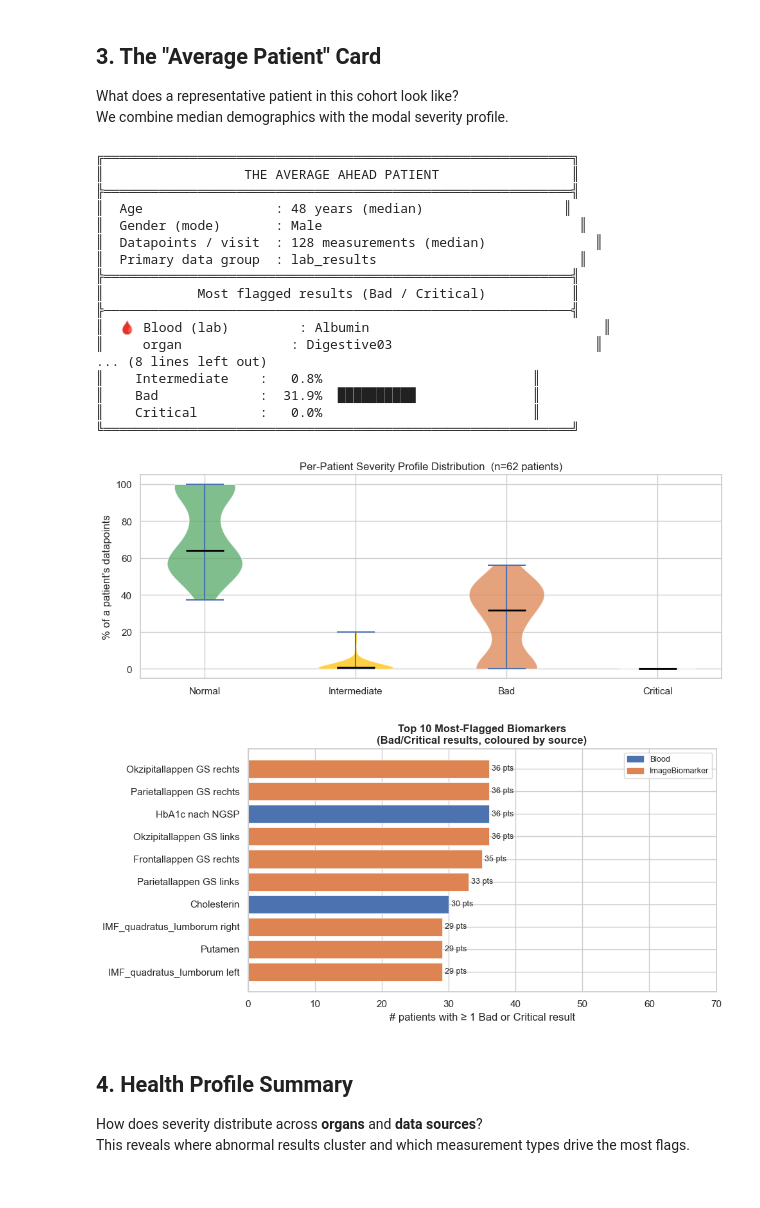
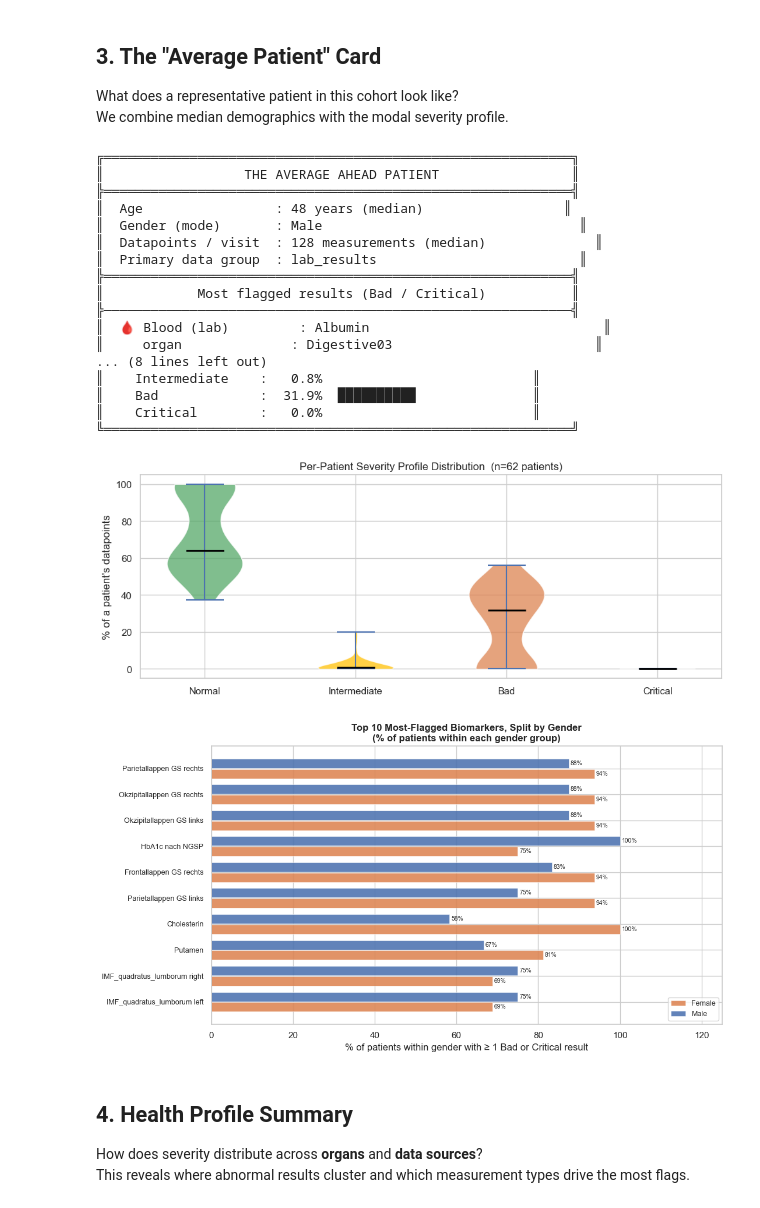
Before and after one commit to ClaraLepsius/synthetic_patient_datasets-2, a Jupyter notebook: population_overview.ipynb, the cells around one changed output. Cells and saved outputs as stored; diff of their text form; code cells hidden in the pictures.

Commit message:
added gender seperation in plots and new plot

```diff
--- a/population_overview.ipynb
+++ b/population_overview.ipynb
@@ -201,6 +201,7 @@ Gender counts:
 What does a representative patient in this cohort look like?
 We combine median demographics with the modal severity profile.
 # %%
+
 # ── Per-patient severity profile ──────────────────────────────────────────────
 SEV_ORDER  = ["Normal", "Intermediate", "Bad", "Critical"]
 SEV_COLORS = {"Normal": "#55A868", "Intermediate": "#FFC107",
@@ -216,8 +217,8 @@ sev_per_pt = (
 )
 sev_pct_per_pt = sev_per_pt.div(sev_per_pt.sum(axis=1), axis=0) * 100
 
-# Modal gender
-modal_gender = unique_pts["patient_gender"].str.lower().mode()[0]
+# Modal gender  (df_dp already carries patient_gender from flatten_dp)
+modal_gender = df_dp["patient_gender"].str.lower().mode()[0]
 
 # Most common source mix
 modal_source = df_dp["source"].value_counts().idxmax()
@@ -225,17 +226,17 @@ modal_fgk    = (df_dp[df_dp["file_group_key"] != "patient_questionnaire"]
                 ["file_group_key"].value_counts().idxmax())
 
 # Most flagged organ overall (Bad/Critical), broken down by source
-flagged = df_dp[df_dp["severity"].isin(["Bad", "Critical"])]
+flagged = df_dp[df_dp["severity"].isin(["Bad", "Critical"])].copy()
+flagged["patient_gender"] = flagged["patient_gender"].str.lower().str.strip().fillna("unknown")
 
 def top_flagged(source_filter=None):
-    """Return (organ, biomarker_name, n_patients) for the most-flagged biomarker."""
+    """Return (organ, biomarker_name, source, n_patients) for the most-flagged biomarker."""
     sub = flagged.copy()
     if source_filter:
         sub = sub[sub["source"] == source_filter]
     if sub.empty:
-        return ("—", "—", 0)
+        return ("—", "—", "—", 0)
     top_organ = sub["organ"].value_counts().idxmax()
-    # within that organ, find the most common flagged biomarker
     organ_sub = sub[sub["organ"] == top_organ]
     top_bio   = organ_sub["biomarker_name"].value_counts().idxmax() if organ_sub["biomarker_name"].notna().any() else "—"
     top_src   = organ_sub["source"].mode()[0] if organ_sub["source"].notna().any() else "—"
@@ -296,56 +297,102 @@ ax.set_title(f"Per-Patient Severity Profile Distribution  (n={N} patients)", fon
 plt.tight_layout()
 plt.show()
 
-# ── Bar: top 10 most-flagged biomarkers, coloured by source ───────────────────
-top_flagged_bio = (
+# ── Bar: top 10 most-flagged biomarkers, split by gender ──────────────────────
+SOURCE_COLORS = {"Blood": "#4C72B0", "ImageBiomarker": "#DD8452",
+                 "Urine": "#55A868", "Unknown": "#888888"}
+GENDER_COLORS = {"male": "#4C72B0", "female": "#DD8452", "unknown": "#888888", "other": "#55A868"}
+
+# flagged already has patient_gender from df_dp
+# Patients per gender (denominator for rate)
+pts_per_gender = (
+    flagged.drop_duplicates("patient_key")
+    .groupby("patient_gender")["patient_key"].nunique()
+)
+
+# Top 10 biomarkers by overall flagged patient count
+top10_bio = (
     flagged.dropna(subset=["biomarker_name"])
     .groupby(["biomarker_name", "source"])["patient_key"]
     .nunique()
     .reset_index(name="n_patients_flagged")
     .sort_values("n_patients_flagged", ascending=False)
-    .drop_duplicates("biomarker_name")   # keep highest-coverage source per name
-    .head(10)
-    .sort_values("n_patients_flagged")
+    .drop_duplicates("biomarker_name")
+    .head(10)["biomarker_name"]
+    .tolist()
 )
 
-SOURCE_COLORS = {"Blood": "#4C72B0", "ImageBiomarker": "#DD8452",
-                 "Urine": "#55A868", "Unknown": "#888888"}
-bar_cols = [SOURCE_COLORS.get(s, "#888") for s in top_flagged_bio["source"]]
+# Count flagged patients per biomarker × gender
+bio_gender = (
+    flagged[flagged["biomarker_name"].isin(top10_bio)]
+    .dropna(subset=["biomarker_name"])
+    .groupby(["biomarker_name", "patient_gender"])["patient_key"]
+    .nunique()
+    .reset_index(name="n_flagged")
+)
+bio_gender["pct"] = bio_gender.apply(
+    lambda r: r["n_flagged"] / pts_per_gender.get(r["patient_gender"], N) * 100, axis=1
+).round(1)
 
-fig, ax = plt.subplots(figsize=(10, 5))
-bars = ax.barh(top_flagged_bio["biomarker_name"],
-               top_flagged_bio["n_patients_flagged"],
-               color=bar_cols, edgecolor="white", linewidth=0.5)
-ax.bar_label(bars, fmt="%d pts", padding=3, fontsize=9)
-ax.set_xlabel("# patients with ≥ 1 Bad or Critical result")
-ax.set_title("Top 10 Most-Flagged Biomarkers\n(Bad/Critical results, coloured by source)",
+bio_pivot = (
+    bio_gender.pivot(index="biomarker_name", columns="patient_gender", values="pct")
+    .reindex(top10_bio)
+    .fillna(0)
+)
+# Sort by overall flag count (ascending for horizontal bar)
+overall_count = (
+    flagged[flagged["biomarker_name"].isin(top10_bio)]
+    .dropna(subset=["biomarker_name"])
+    .groupby("biomarker_name")["patient_key"].nunique()
+)
+bio_pivot = bio_pivot.loc[overall_count.sort_values().index]
+
+genders_g = bio_pivot.columns.tolist()
+n_bio     = len(bio_pivot)
+bar_h     = 0.8 / max(len(genders_g), 1)
+y_pos     = np.arange(n_bio)
+
+fig, ax = plt.subplots(figsize=(11, 6))
+for i, gender in enumerate(genders_g):
+    offset = (i - (len(genders_g) - 1) / 2) * bar_h
+    bars = ax.barh(
+        y_pos + offset,
+        bio_pivot[gender].values,
+        height=bar_h * 0.9,
+        color=GENDER_COLORS.get(gender, "#888"),
+        label=gender.capitalize(),
+        edgecolor="white", linewidth=0.4, alpha=0.88
+    )
+    ax.bar_label(bars, fmt="%.0f%%", padding=2, fontsize=7.5)
+
+ax.set_yticks(y_pos)
+ax.set_yticklabels(bio_pivot.index, fontsize=9)
+ax.set_xlabel("% of patients within gender with ≥ 1 Bad or Critical result")
+ax.set_title("Top 10 Most-Flagged Biomarkers, Split by Gender\n(% of patients within each gender group)",
              fontsize=12, fontweight="bold")
-ax.set_xlim(0, N + 8)
-legend_patches = [mpatches.Patch(color=c, label=s) for s, c in SOURCE_COLORS.items()
-                  if s in top_flagged_bio["source"].values]
-ax.legend(handles=legend_patches, fontsize=9)
+ax.set_xlim(0, max(bio_pivot.values.max() * 1.25, 20))
+ax.legend(fontsize=9, loc="lower right")
 plt.tight_layout()
 plt.show()
 # %% [output]
 ╔════════════════════════════════════════════════════════════╗
 ║                  THE AVERAGE AHEAD PATIENT                 ║
 ╠════════════════════════════════════════════════════════════╣
 ║  Age                 : 48 years (median)                  ║
 ║  Gender (mode)       : Male                                 ║
 ║  Datapoints / visit  : 128 measurements (median)              ║
 ║  Primary data group  : lab_results                          ║
 ╠════════════════════════════════════════════════════════════╣
 ║            Most flagged results (Bad / Critical)           ║
 ╠────────────────────────────────────────────────────────────╣
 ║  🩸 Blood (lab)         : Albumin                              ║
 ║     organ              : Digestive03                          ║
 ... (8 lines left out)
 ║    Intermediate    :   0.8%                           ║
 ║    Bad             :  31.9%  ██████████               ║
 ║    Critical        :   0.0%                           ║
 ╚════════════════════════════════════════════════════════════╝
 [figure]
-[figure, old version]
+[figure, new version]
 # %% [markdown]
 ## 4. Health Profile Summary
 
```
Also changed, not shown: parts of 3 cells of this notebook.
